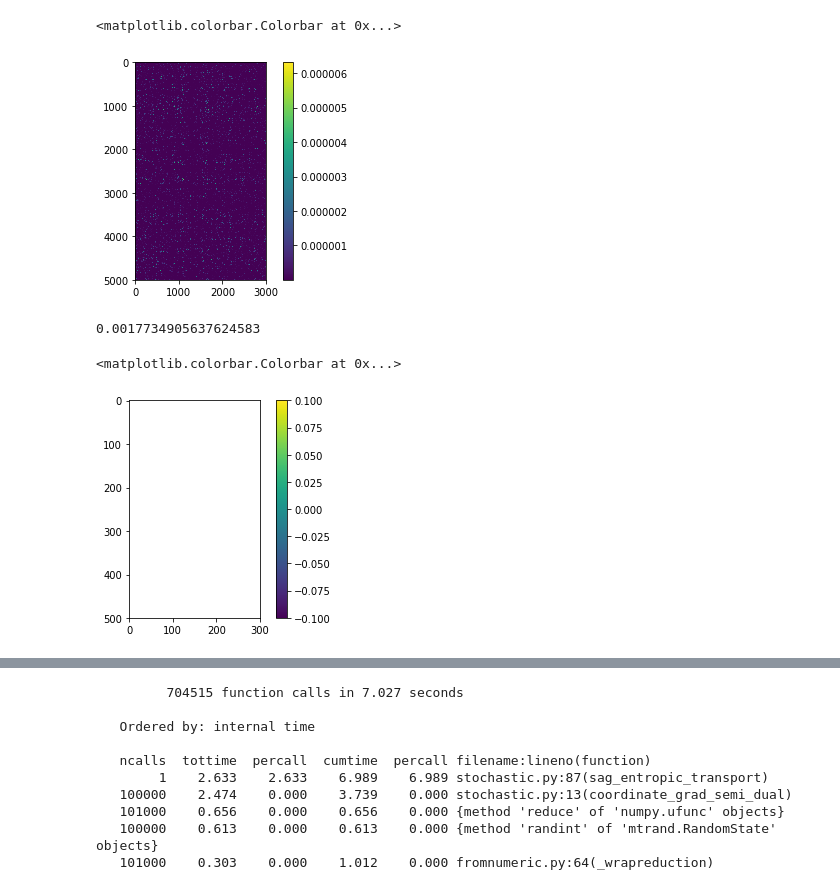
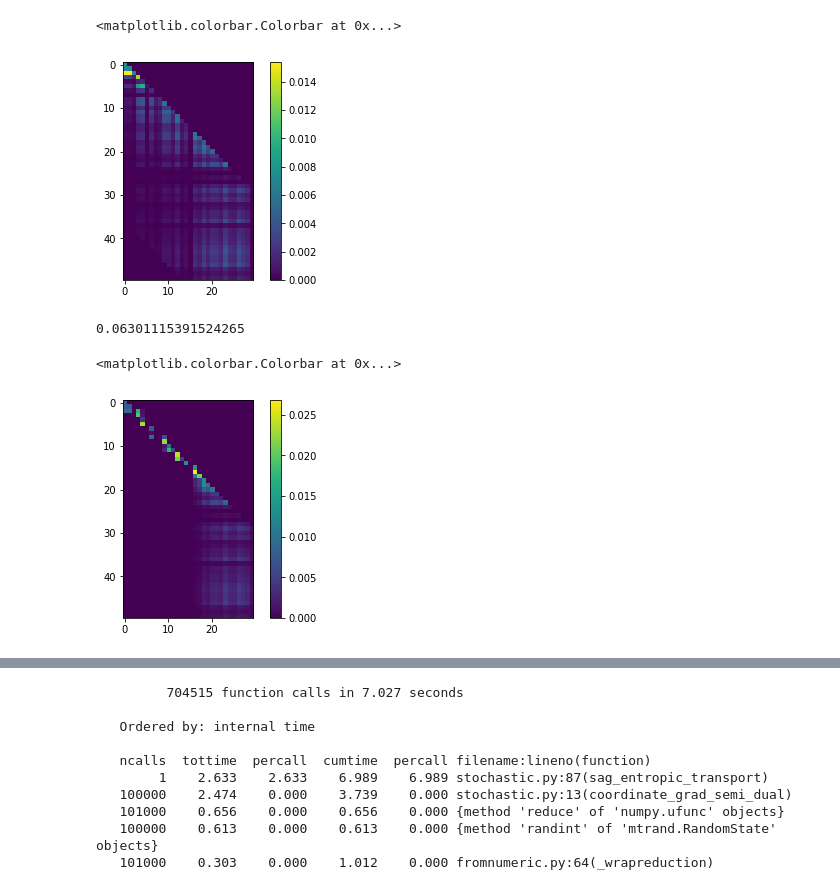
Before and after one commit to evilyingyun/large-scale-optimal-transport, a Jupyter notebook: implem.ipynb, the cells around one changed output, grey strips where cells are left out. Saved outputs shown, nothing was run; the diff lists cells and outputs as text; code cells hidden in the pictures.

```diff
--- a/implem.ipynb
+++ b/implem.ipynb
@@ -8,13 +9,14 @@ import random
 # %%
-N_SOURCE = 5000
-N_TARGET = 3000
+N_SOURCE = 50
+N_TARGET = 30
 
 a, b = 5*np.random.random(size=N_SOURCE) , 5*np.random.random(size=N_TARGET)
 a /= a.sum()
 b /= b.sum()
-c = 0.2*np.random.random(size=(N_SOURCE, N_TARGET))+ 5
+c = pairwise_distances(np.arange(N_SOURCE).reshape(-1, 1), np.arange(N_TARGET).reshape(-1, 1))
+c = c/(10*c.max())
 # %%
-eps = 1e-2
+eps = 1e-4
 # %%
 plt.figure()
 plt.bar(np.arange(N_SOURCE), a)
@@ -77,17 +75,17 @@ plt.imshow(ot.sinkhorn(a, b, c, eps))
 plt.colorbar()
 # %% [output]
 <matplotlib.colorbar.Colorbar at 0x...>
-[figure, old version]
+[figure, new version]
 # %%
 np.sqrt(np.sum((ot.stochastic.solve_semi_dual_entropic(a, b, c, eps, 'sag') - ot.sinkhorn(a, b, c, eps))**2))
 # %% [output]
-0.0017734905637624583
+0.06301115391524265
 # %%
-plt.imshow(ot.stochastic.solve_semi_dual_entropic(a, b, c, 1e-4, 'sag'))
+plt.imshow(ot.stochastic.solve_semi_dual_entropic(a, b, c, eps, 'sag'))
 plt.colorbar()
 # %% [output]
 <matplotlib.colorbar.Colorbar at 0x...>
-[figure, old version]
+[figure, new version]
 # %%
 %%timeit
 l = ot.stochastic.solve_semi_dual_entropic(a, b, c, eps, 'sag', numItermax=1000)
```
Also changed, not shown: parts of 33 cells of this notebook, 1 other file.
